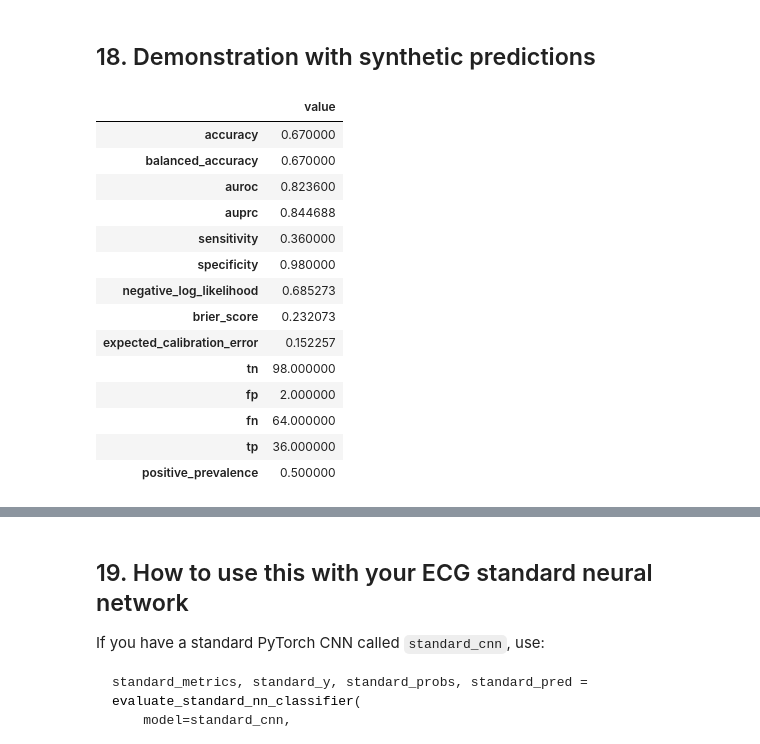
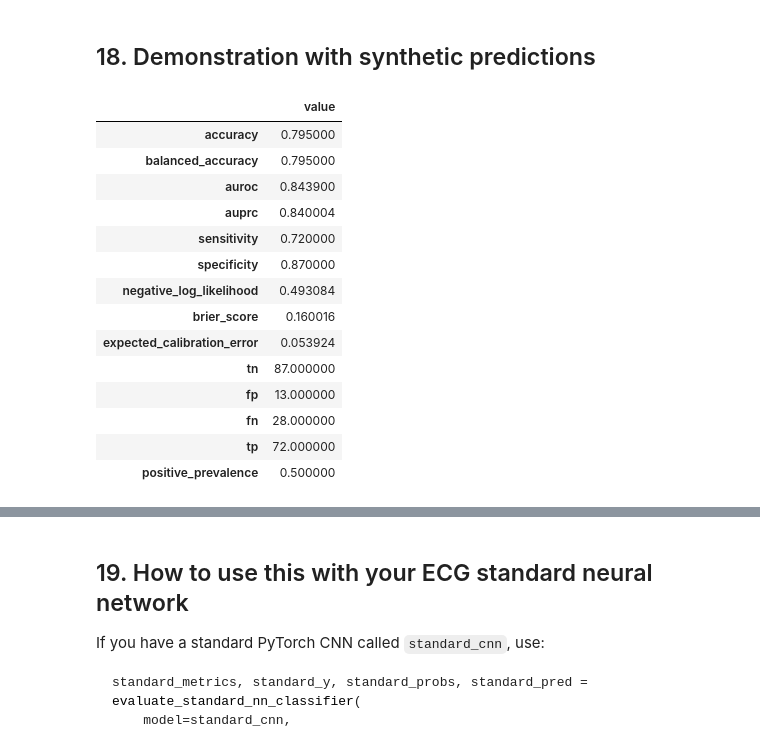
Before and after one commit to mjcolebank/Colebank_REU_2026, a Jupyter notebook: CNN/MODEL1_DEMO.v2Lucas(bayesian_vers)_OF_TEST_CNN_Example_Pytorch.ipynb, the cells around one changed output, grey strips where cells are left out. Drawn from its saved outputs; the diff is of its cells as text; code cells hidden in the pictures.

```diff
--- a/CNN/MODEL1_DEMO.v2Lucas(bayesian_vers)_OF_TEST_CNN_Example_Pytorch.ipynb
+++ b/CNN/MODEL1_DEMO.v2Lucas(bayesian_vers)_OF_TEST_CNN_Example_Pytorch.ipynb
@@ -425,6 +425,7 @@ The final convolutional feature tensor has shape:
 16 \times 25.
 \]
 # %%
+'''
 import torch
 import torch.nn as nn
 from blitz.modules import BayesianLinear, BayesianConv1d
@@ -467,7 +468,7 @@ class BayesianLateFusionHeartDiseaseModel(nn.Module):
         self.gap   = nn.AdaptiveAvgPool1d(1)        # 25 -> 1
 
         self.relu = nn.ReLU()
-        self.drop = nn.Dropout(0.2)
+        #self.drop = nn.Dropout(0.2)
 
         self.demog_features = BayesianDemographicMLP(input_dim=demog_dim, output_dim=16)
 
@@ -476,10 +477,10 @@ class BayesianLateFusionHeartDiseaseModel(nn.Module):
         self.fc_out2 = BayesianLinear(32, num_classes)
 
     def forward(self, ts_input, demog_input):
-        x = self.drop(self.relu(self.bn1(self.conv1(ts_input))))
+        x = self.relu(self.bn1(self.conv1(ts_input)))
         x = self.pool1(x)
 
-        x = self.drop(self.relu(self.bn2(self.conv2(x))))
+        x = self.relu(self.bn2(self.conv2(x)))
         x = self.pool2(x)
 
         x = self.relu(self.bn3(self.conv3(x)))
@@ -492,3 +493,4 @@ class BayesianLateFusionHeartDiseaseModel(nn.Module):
         out = self.relu(self.bn_out(self.fc_out1(fused)))
         out = self.fc_out2(out)
         return out
+        '''
@@ -1140,33 +1237,33 @@ def evaluate_standard_nn_classifier(model, data_loader, device, n_bins=10):
 ## 18. Demonstration with synthetic predictions
 # %%
 y_true_test, probs, y_pred = collect_predictions_standard_nn(
-    model=fusion_model,
+    model=bayes_model,
     data_loader=ts_test_loader,
     device=device,
 )
 
 metrics_demo = calculate_binary_classification_metrics(
     y_true=y_true_test,
     probs=probs,
     n_bins=10,
 )
 
 pd.DataFrame([metrics_demo]).T.rename(columns={0: "value"})
 # %% [output]
 |  | value |
-| accuracy | 0.670000 |
-| balanced_accuracy | 0.670000 |
-| auroc | 0.823600 |
-| auprc | 0.844688 |
-| sensitivity | 0.360000 |
-| specificity | 0.980000 |
-| negative_log_likelihood | 0.685273 |
-| brier_score | 0.232073 |
-| expected_calibration_error | 0.152257 |
-| tn | 98.000000 |
-| fp | 2.000000 |
-| fn | 64.000000 |
-| tp | 36.000000 |
+| accuracy | 0.795000 |
+| balanced_accuracy | 0.795000 |
+| auroc | 0.843900 |
+| auprc | 0.840004 |
+| sensitivity | 0.720000 |
+| specificity | 0.870000 |
+| negative_log_likelihood | 0.493084 |
+| brier_score | 0.160016 |
+| expected_calibration_error | 0.053924 |
+| tn | 87.000000 |
+| fp | 13.000000 |
+| fn | 28.000000 |
+| tp | 72.000000 |
 | positive_prevalence | 0.500000 |
 # %%
 
```
Also changed, not shown: parts of 5 cells of this notebook.
